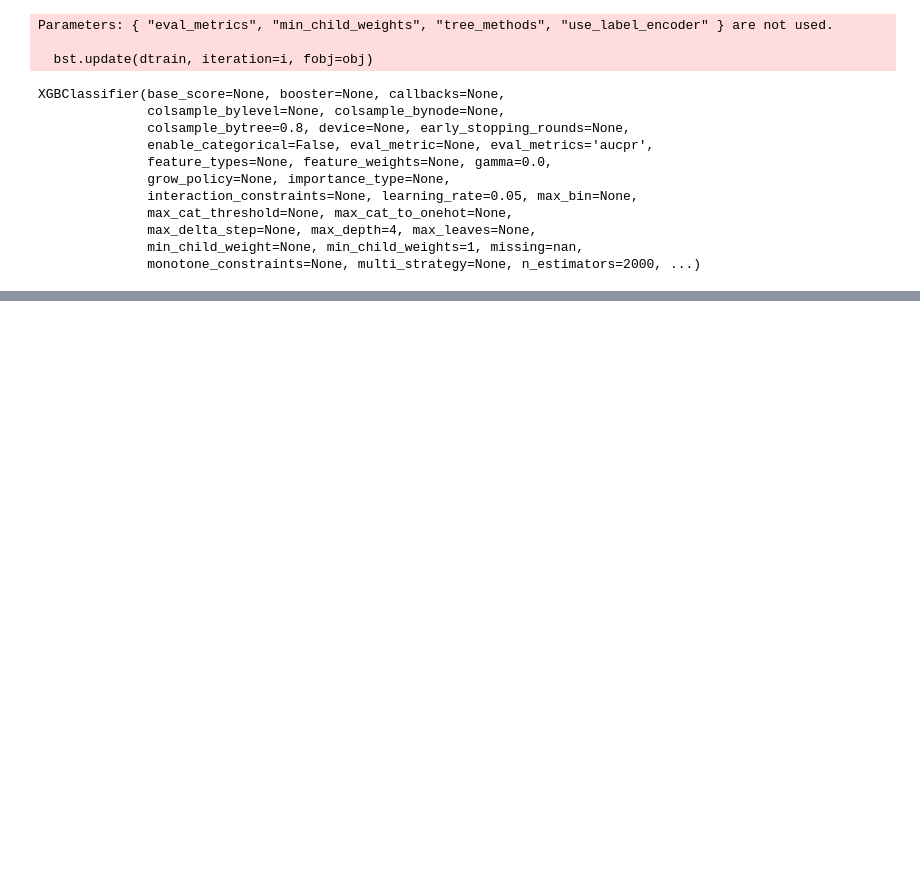
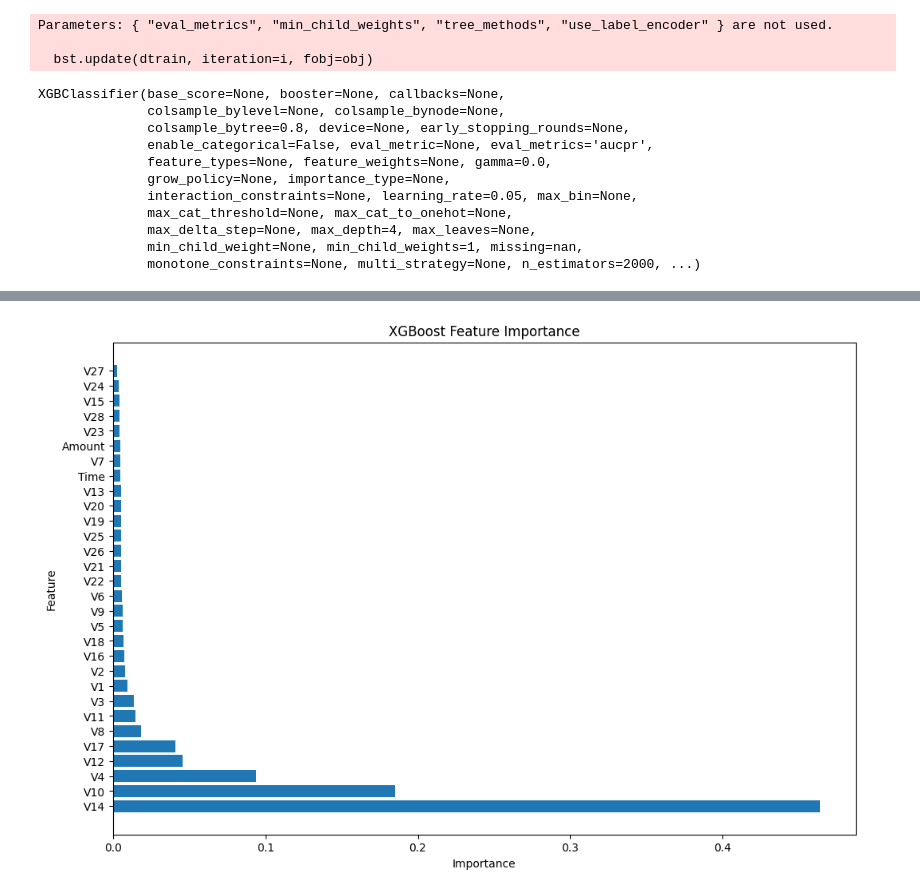
Before and after one commit to kamijoseph/Credit-Card-Fraud-Detection, a Jupyter notebook: notebook/main.ipynb, the cells around one changed output, grey strips where cells are left out. Drawn from its saved outputs; the diff is of its cells as text; code cells hidden in the pictures; blank space fills up the shorter version.

Commit message:
feature importances in descending order

```diff
--- a/notebook/main.ipynb
+++ b/notebook/main.ipynb
@@ -105,0 +141,27 @@ XGBClassifier(base_score=None, booster=None, callbacks=None,
+# %%
+# feature importance
+importances = model.feature_importances_
+feature_names = X_train.columns
+feature_imp_df = pd.DataFrame(
+    {
+        "Features": feature_names,
+        "Importance": importances
+    }
+).sort_values(
+    by="Importance",
+    ascending=False
+)
+# %%
+# plotting the feature importance charts
+plt.figure(figsize=(12, 8))
+plt.barh(
+    feature_imp_df["Features"],
+    feature_imp_df["Importance"]
+)
+plt.gca().invert_yaxis()
+plt.title("XGBoost Feature Importance")
+plt.xlabel("Importance")
+plt.ylabel("Feature")
+plt.show()
+# %% [output]
+[figure, added]
```
Also changed, not shown: parts of 4 cells of this notebook.
